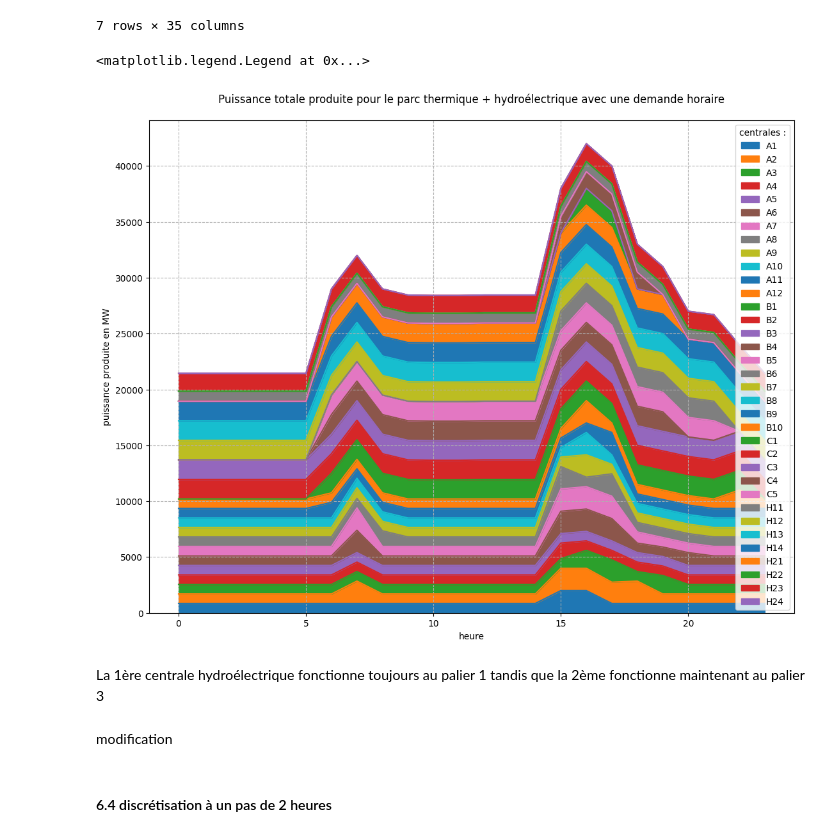
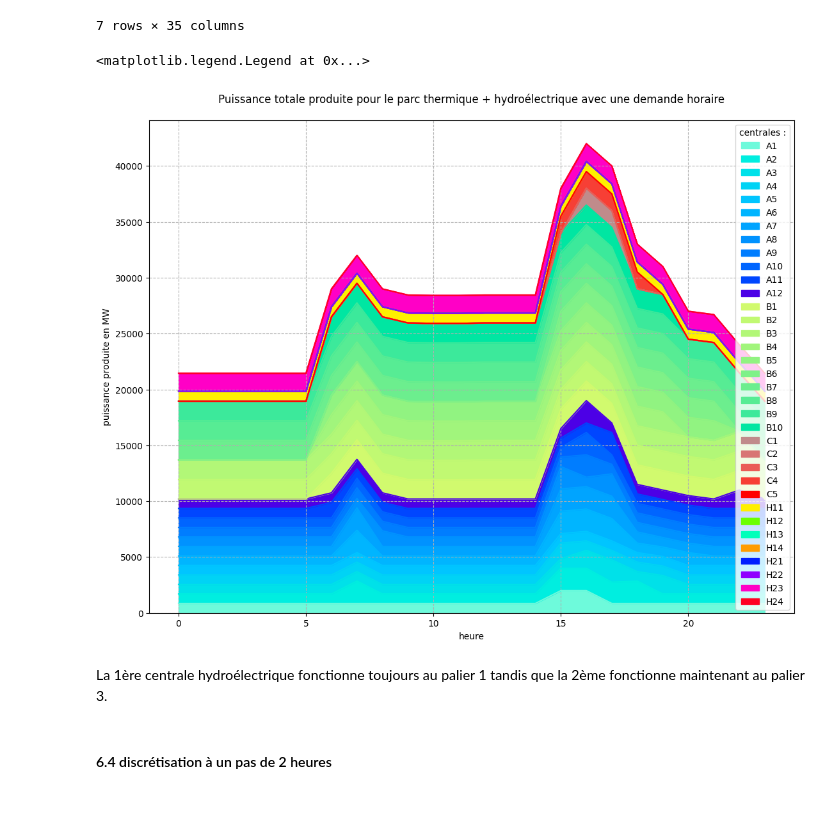
Before and after one commit to CastanieAlexandre/Planification-de-production-electrique-linear-programming, a Jupyter notebook: Notebook_Proj_Lin.ipynb, the cells around one changed output. Cells and saved outputs as stored; diff of their text form; code cells hidden in the pictures; blank space fills up the shorter version.

```diff
--- a/Notebook_Proj_Lin.ipynb
+++ b/Notebook_Proj_Lin.ipynb
@@ -1095,20 +1097,20 @@ df631.head(7)
 # %%
 pdict63={k:[v.x for v in y63.select(k,'*')] for k in categories6}
 df63=pd.DataFrame(pdict63)
 
-df63.plot.area(figsize=(13,10))
+colors=["#6efadb","#00eee0","#00e1e9","#00d3f5","#00c5ff","#00b5ff","#00a4ff","#0092ff","#007dff","#0065ff","#0046ff","#4c00e6","#d1fa6e","#c1f972","#b2f777","#a1f57c","#91f381","#7ff188",
+"#6cee8e","#57ec94","#3ce99b","#00e6a2","#c08b8b","#d87673","#ea5d56","#f73f35","#ff0000","#fff000","#6CFF00","#00FFBA","#FF9C00","#001EFF","#9000FF","#FF00C6","#FF0024"]
+df63.plot.area(figsize=(13,10),color=colors)
 plt.xlabel('heure')
 plt.ylabel('puissance produite en MW')
 plt.title("Puissance totale produite pour le parc thermique + hydroélectrique avec une demande horaire",pad=20)
 plt.grid(linestyle='dashed')
 plt.legend(title="centrales :")
 # %% [output]
 <matplotlib.legend.Legend at 0x...>
-[figure, old version]
+[figure, new version]
 # %% [markdown]
-La 1ère centrale hydroélectrique fonctionne toujours au palier 1 tandis que la 2ème fonctionne maintenant au palier 3
+La 1ère centrale hydroélectrique fonctionne toujours au palier 1 tandis que la 2ème fonctionne maintenant au palier 3.
-# %% [markdown]
-modification
 # %% [markdown]
 #### 6.4 discrétisation à un pas de 2 heures
 # %%
```
Also changed, not shown: parts of 3 cells of this notebook.
